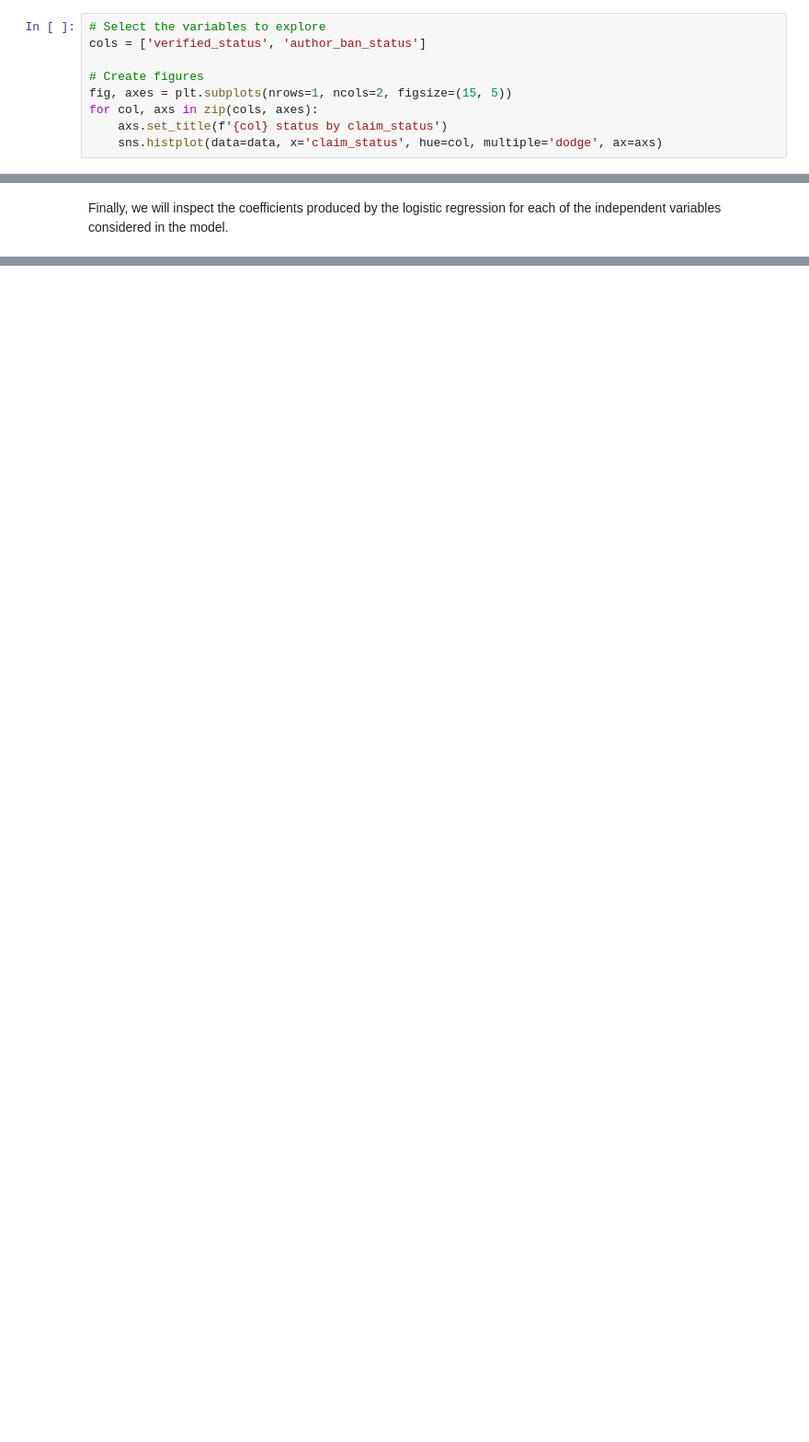
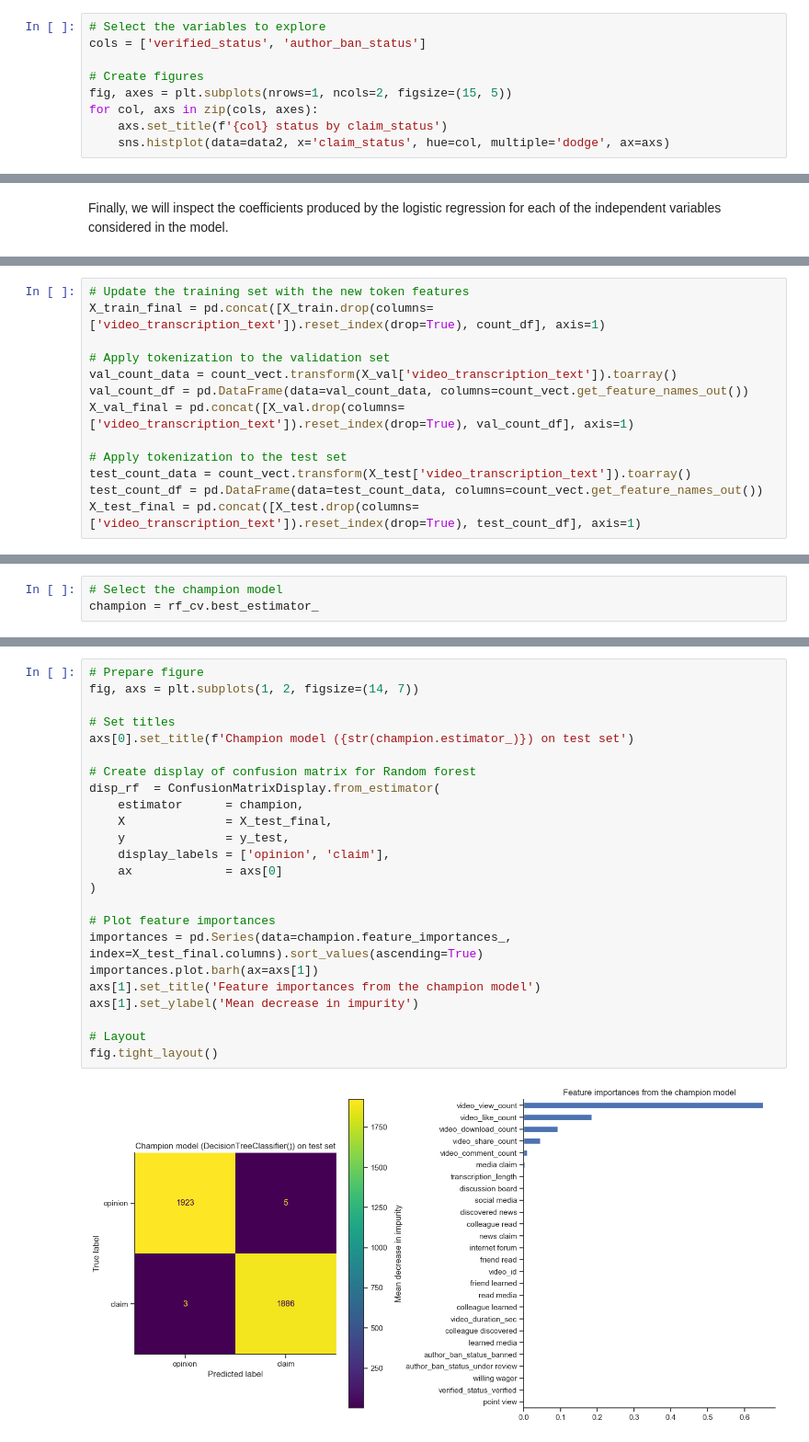
Before and after one commit to eduardovalero/Google-advanced-data-analytics, a Jupyter notebook: notebook.ipynb, the cells around one changed output, grey strips where cells are left out. Shown at 92% size. Saved outputs shown, nothing was run; the diff lists cells and outputs as text; blank space fills up the shorter version.

```diff
--- a/notebook.ipynb
+++ b/notebook.ipynb
@@ -290,7 +304,7 @@ cols = ['verified_status', 'author_ban_status']
 fig, axes = plt.subplots(nrows=1, ncols=2, figsize=(15, 5))
 for col, axs in zip(cols, axes):
     axs.set_title(f'{col} status by claim_status')
-    sns.histplot(data=data, x='claim_status', hue=col, multiple='dodge', ax=axs)
+    sns.histplot(data=data2, x='claim_status', hue=col, multiple='dodge', ax=axs)
 # %% [output]
 [figure]
 # %% [markdown]
@@ -635,0 +793,13 @@ From this section, we can extract two main conclusions regarding the modeling of
+# %%
+# Update the training set with the new token features
+X_train_final = pd.concat([X_train.drop(columns=['video_transcription_text']).reset_index(drop=True), count_df], axis=1)
+
+# Apply tokenization to the validation set
+val_count_data = count_vect.transform(X_val['video_transcription_text']).toarray()
+val_count_df = pd.DataFrame(data=val_count_data, columns=count_vect.get_feature_names_out())
+X_val_final = pd.concat([X_val.drop(columns=['video_transcription_text']).reset_index(drop=True), val_count_df], axis=1)
+
+# Apply tokenization to the test set
+test_count_data = count_vect.transform(X_test['video_transcription_text']).toarray()
+test_count_df = pd.DataFrame(data=test_count_data, columns=count_vect.get_feature_names_out())
+X_test_final = pd.concat([X_test.drop(columns=['video_transcription_text']).reset_index(drop=True), test_count_df], axis=1)
@@ -635,0 +937,3 @@ From this section, we can extract two main conclusions regarding the modeling of
+# %%
+# Select the champion model
+champion = rf_cv.best_estimator_
@@ -635,0 +943,26 @@ From this section, we can extract two main conclusions regarding the modeling of
+# %%
+# Prepare figure
+fig, axs = plt.subplots(1, 2, figsize=(14, 7))
+
+# Set titles
+axs[0].set_title(f'Champion model ({str(champion.estimator_)}) on test set')
+
+# Create display of confusion matrix for Random forest
+disp_rf  = ConfusionMatrixDisplay.from_estimator(
+    estimator      = champion,
+    X              = X_test_final,
+    y              = y_test,
+    display_labels = ['opinion', 'claim'],
+    ax             = axs[0]
+)
+
+# Plot feature importances
+importances = pd.Series(data=champion.feature_importances_, index=X_test_final.columns).sort_values(ascending=True)
+importances.plot.barh(ax=axs[1])
+axs[1].set_title('Feature importances from the champion model')
+axs[1].set_ylabel('Mean decrease in impurity')
+
+# Layout
+fig.tight_layout()
+# %% [output]
+[figure, added]
```
Also changed, not shown: parts of 92 cells of this notebook, 1 other file.
